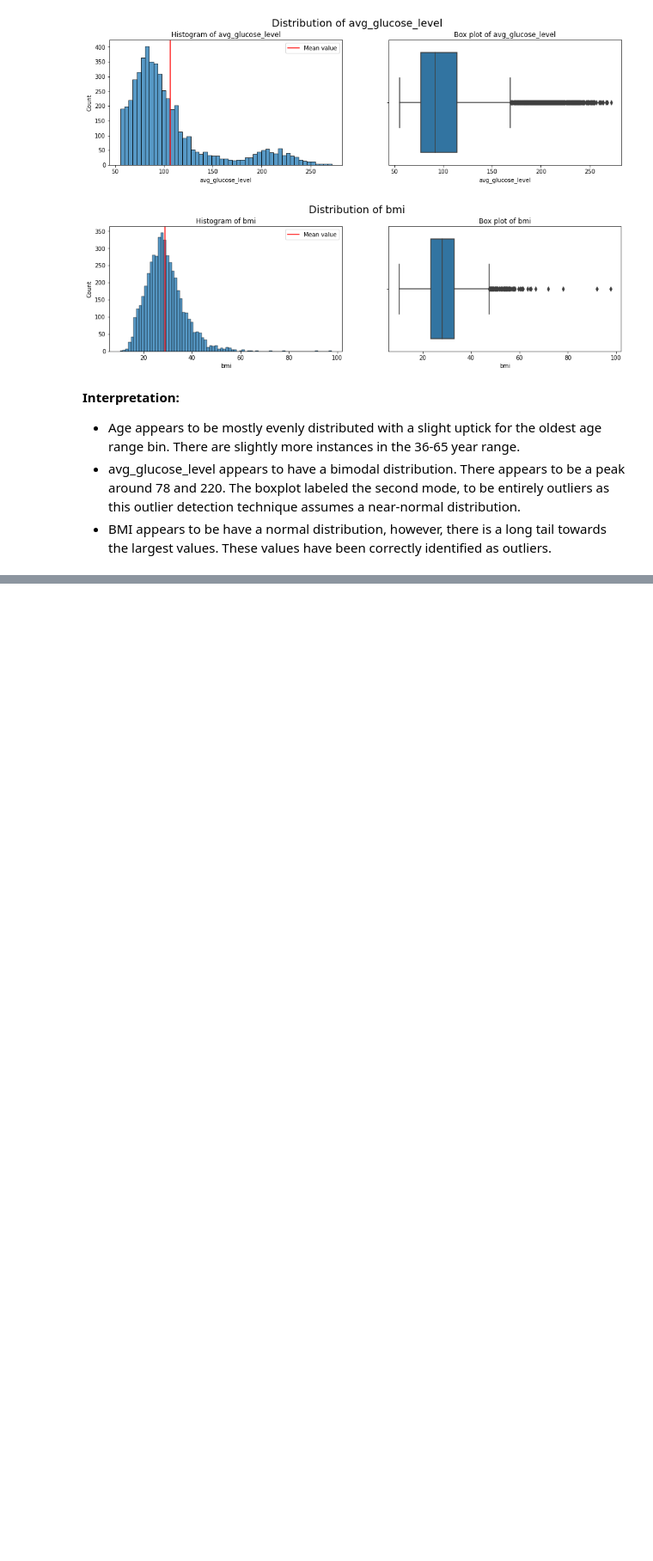
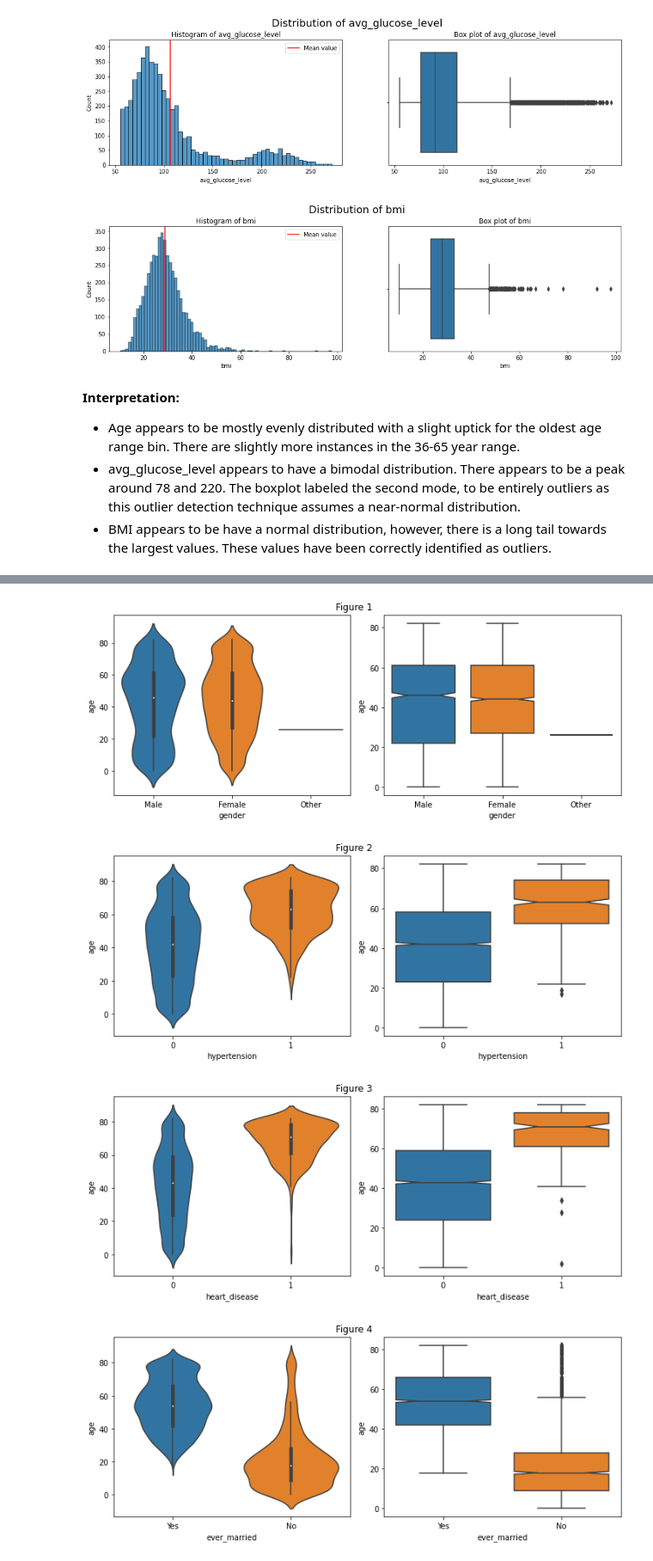
Before and after one commit to JLMuehlbauer/Project-2-Classification, a Jupyter notebook: Stroke_Prediction_JacksonMuehlbauer.ipynb, the cells around one changed output, grey strips where cells are left out. Shown at 86% size. Cells and saved outputs as stored; diff of their text form; code cells hidden in the pictures; blank space fills up the shorter version.

```diff
--- a/Stroke_Prediction_JacksonMuehlbauer.ipynb
+++ b/Stroke_Prediction_JacksonMuehlbauer.ipynb
@@ -206,0 +329,14 @@ for col in ['age', 'avg_glucose_level', 'bmi']:
+# %%
+# I suspect that many of the features are correlated to one another, specifically age.
+# Thus, I will plot these relationships
+for i, col in enumerate(['gender','hypertension', 'heart_disease', 'ever_married', 'work_type', 'Residence_type', 'smoking_status']):
+  fig, axes = plt.subplots(ncols=2, nrows = 1, figsize = (10, 4))
+  sns.violinplot(data = df, x = col, y = 'age', ax = axes[0])
+  sns.boxplot(data = df, x = col, y = 'age', ax = axes[1], notch = True)
+  fig.suptitle(f'Figure {i+1}', y = 1.022)
+  plt.tight_layout()
+# %% [output]
+[figure, added]
+[figure, added]
+[figure, added]
+[figure, added]
```
Also changed, not shown: parts of 52 cells of this notebook.
